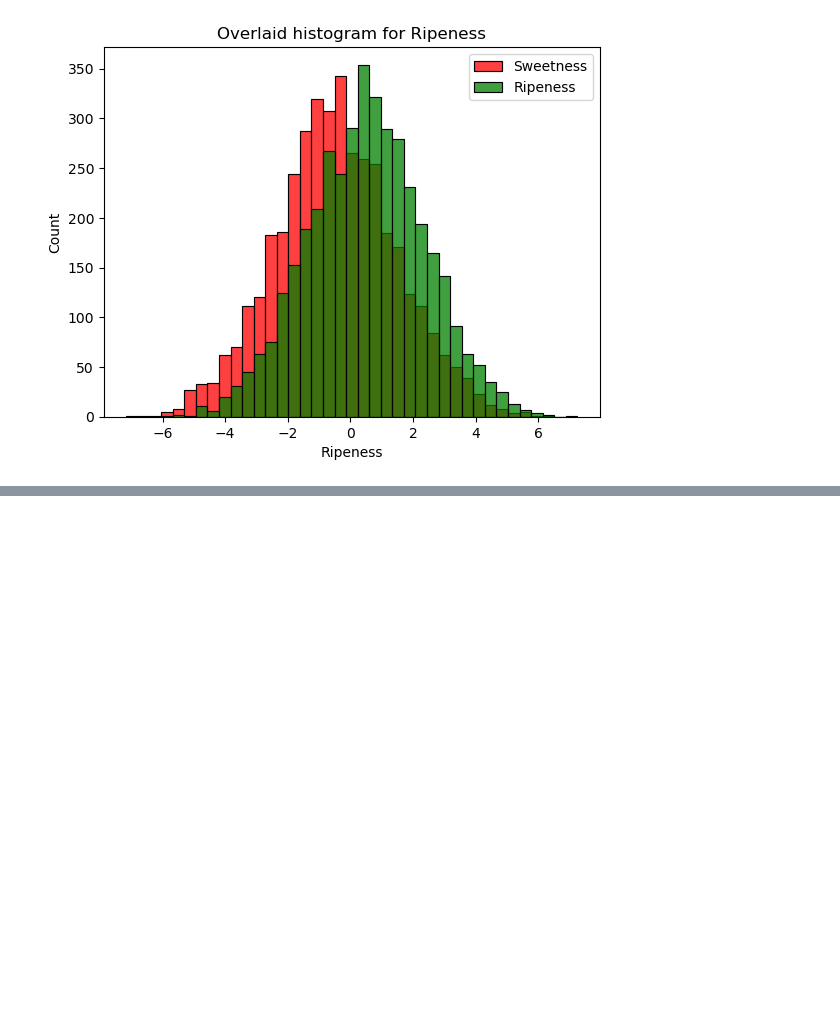
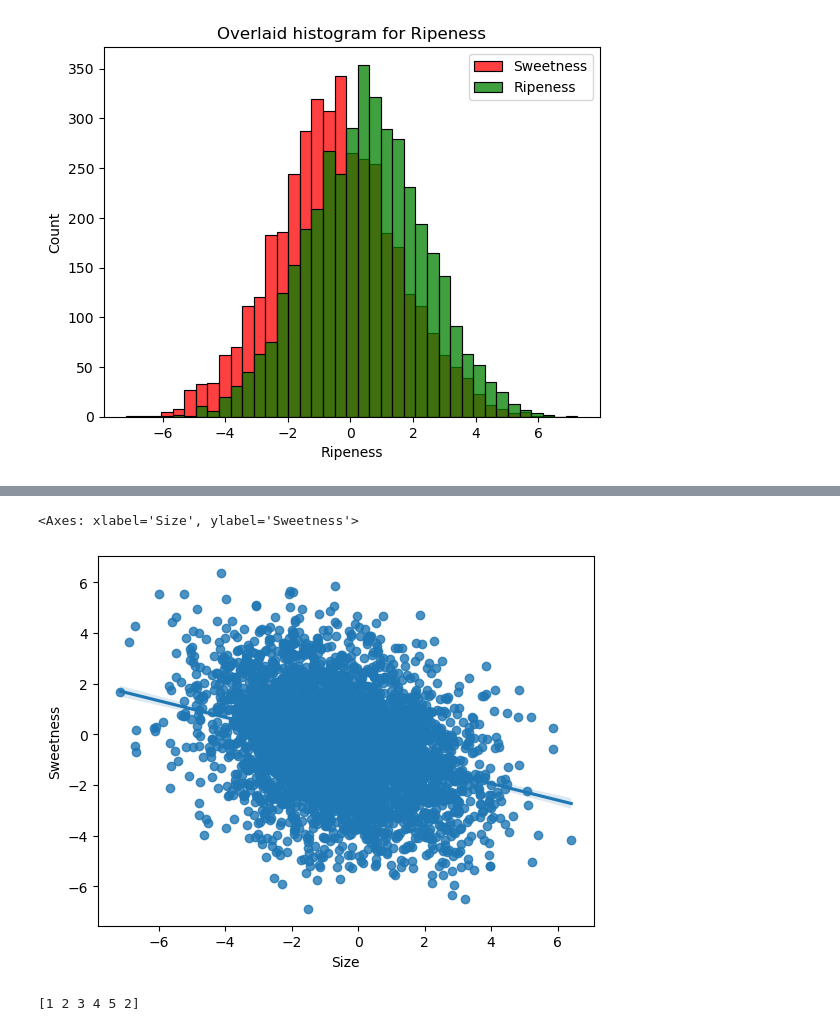
Before and after one commit to StrangestDuke/WSRStuff, a Jupyter notebook: Untitled.ipynb, the cells around one changed output, grey strips where cells are left out. Saved outputs shown, nothing was run; the diff lists cells and outputs as text; code cells hidden in the pictures; blank space fills up the shorter version.

```diff
--- a/Untitled.ipynb
+++ b/Untitled.ipynb
@@ -100,0 +94,18 @@ irisdf_clean.groupby('Sweetness').mean()
+# %%
+sns.regplot(x='Size', y='Sweetness', color=r, data=irisdf_clean)
+# %% [output]
+<Axes: xlabel='Size', ylabel='Sweetness'>
+[figure, added]
+# %%
+l1= [1,2,3,4,5]
+l2= [6,7,8,9,10]
+
+a1= np.array(l1)
+a2= np.array(l2)
+
+a1 = np.append(a1, 2)
+print(a1)
+
+#np.savetxt("a1", l1 ,delimiter=",")
+# %% [output]
+[1 2 3 4 5 2]
```
Also changed, not shown: parts of 2 cells of this notebook, 8 other files.
